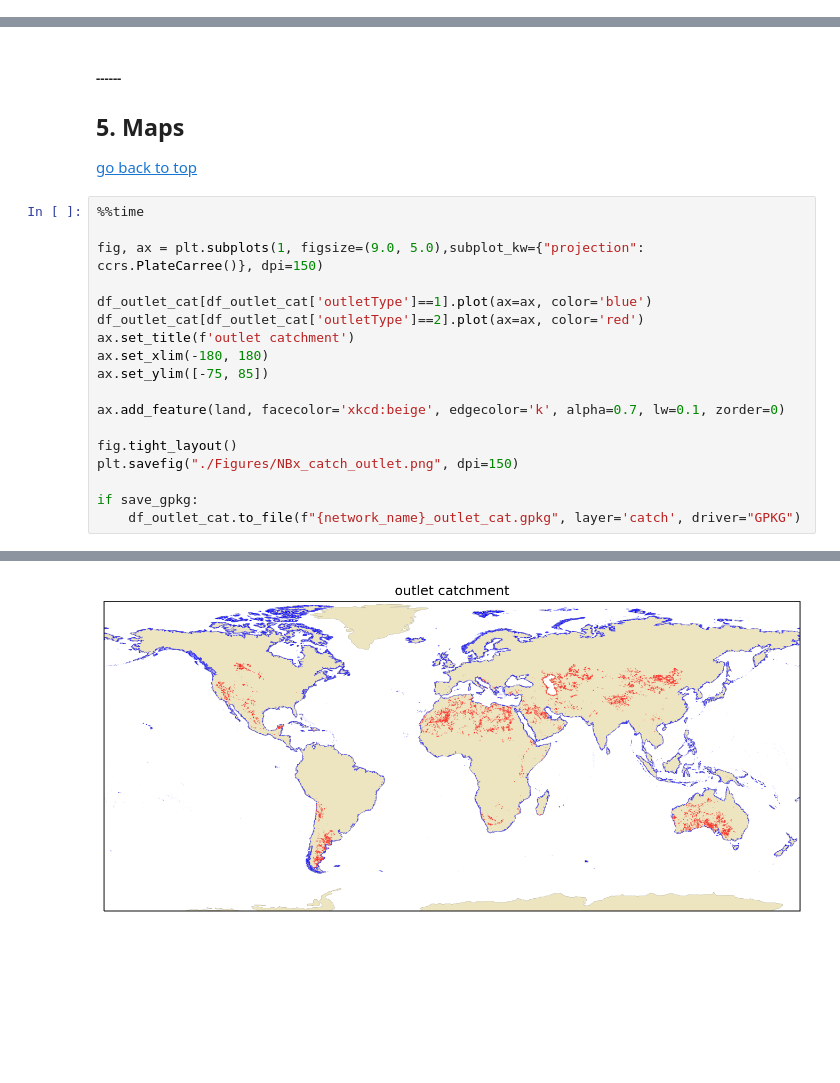
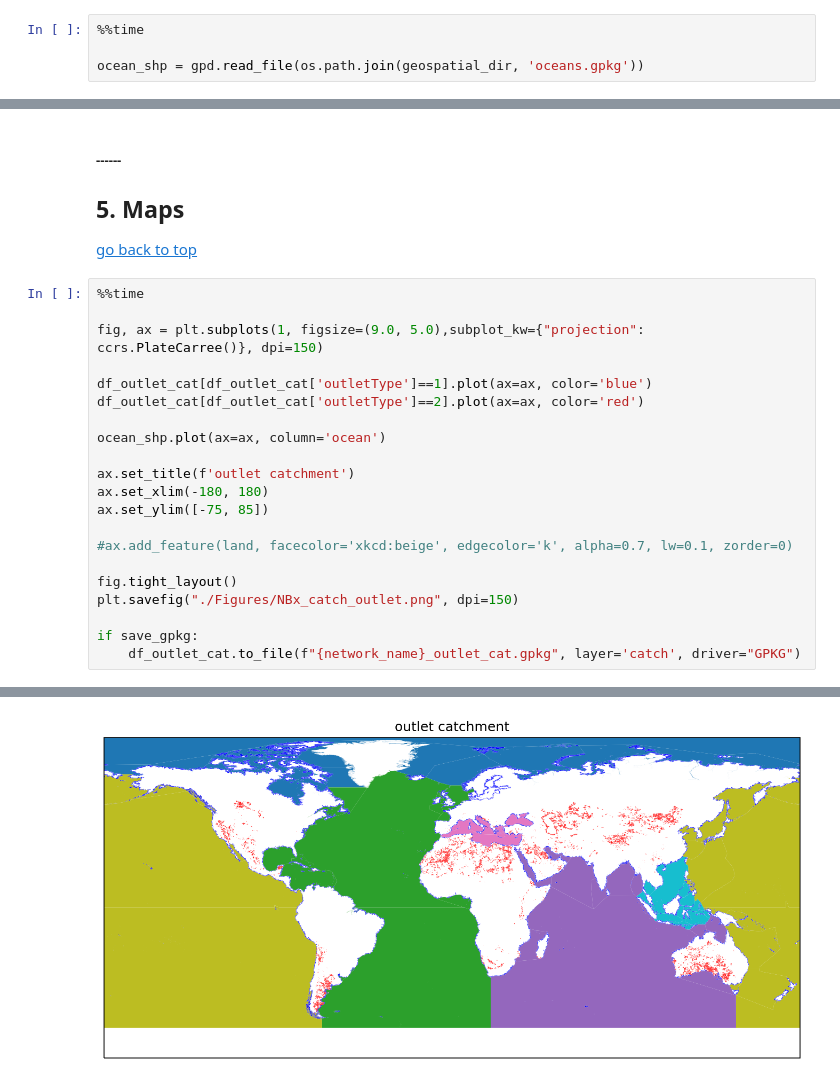
Before and after one commit to nmizukami/rof_postprocess-analysis, a Jupyter notebook: notebook/NB6_ROF_ocean_discharge.ipynb, the cells around one changed output, grey strips where cells are left out. Cells and saved outputs as stored; diff of their text form; blank space fills up the shorter version.

Commit message:
ocean maps revision and cleanup

```diff
--- a/notebook/NB6_ROF_ocean_discharge.ipynb
+++ b/notebook/NB6_ROF_ocean_discharge.ipynb
@@ -228,0 +229,4 @@ Wall time: 339 ms
+# %%
+%%time
+
+ocean_shp = gpd.read_file(os.path.join(geospatial_dir, 'oceans.gpkg'))
@@ -354,11 +361,14 @@ fig, ax = plt.subplots(1, figsize=(9.0, 5.0),subplot_kw={"projection": ccrs.Plat
 
 df_outlet_cat[df_outlet_cat['outletType']==1].plot(ax=ax, color='blue')
 df_outlet_cat[df_outlet_cat['outletType']==2].plot(ax=ax, color='red')
+
+ocean_shp.plot(ax=ax, column='ocean')
+
 ax.set_title(f'outlet catchment')
 ax.set_xlim(-180, 180)
 ax.set_ylim([-75, 85])
 
-ax.add_feature(land, facecolor='xkcd:beige', edgecolor='k', alpha=0.7, lw=0.1, zorder=0)
+#ax.add_feature(land, facecolor='xkcd:beige', edgecolor='k', alpha=0.7, lw=0.1, zorder=0)
 
 fig.tight_layout()
 plt.savefig("./Figures/NBx_catch_outlet.png", dpi=150)
@@ -371 +381 @@ Wall time: 21.3 s
-[figure, old version]
+[figure, new version]
```
Also changed, not shown: parts of 6 cells of this notebook.
